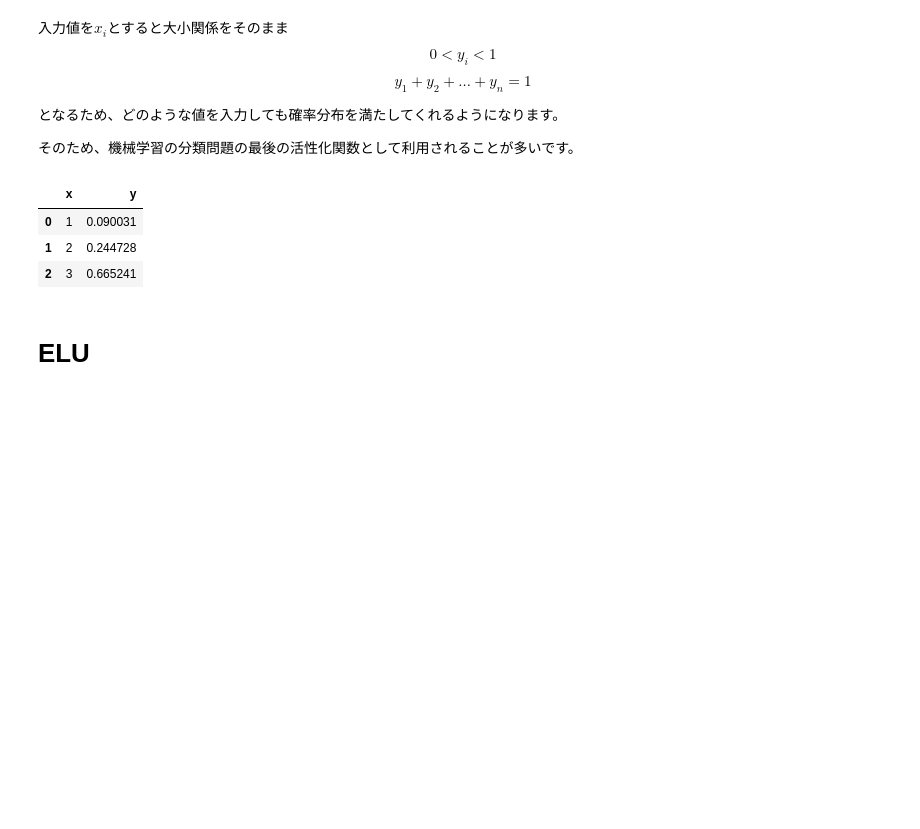
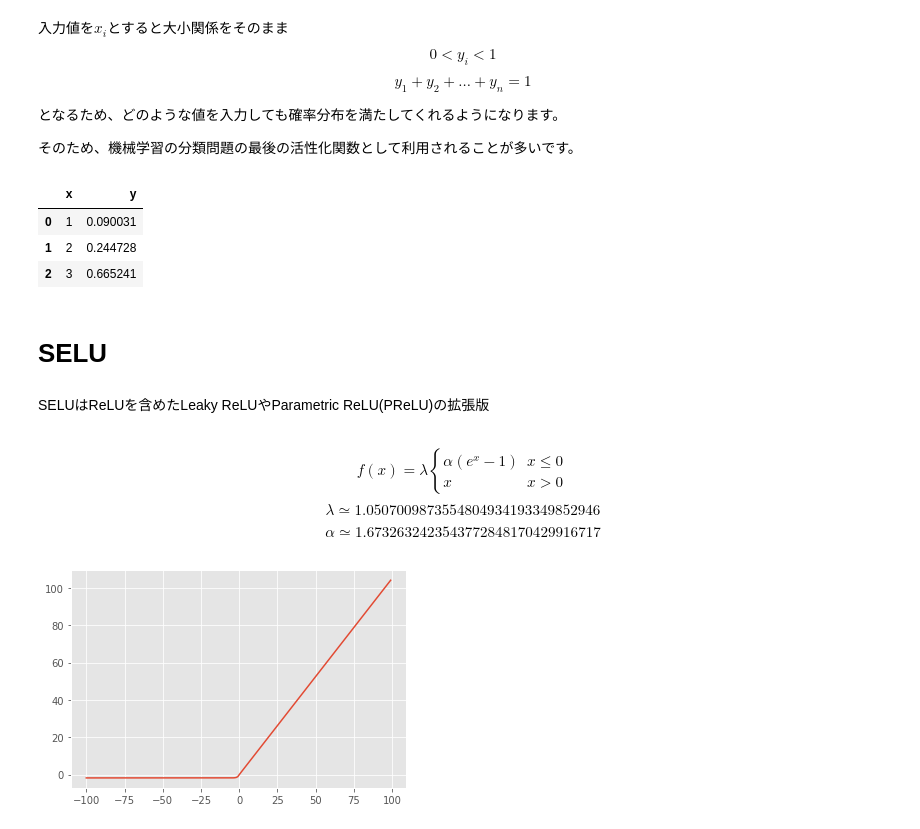
Before and after one commit to Strix9289/Introduction-of-Deep-Learning, a Jupyter notebook: Activation.ipynb, the cells around one changed output. Drawn from its saved outputs; the diff is of its cells as text; code cells hidden in the pictures; blank space fills up the shorter version.

```diff
--- a/Activation.ipynb
+++ b/Activation.ipynb
@@ -190,4 +190,24 @@ df
 | 1 | 2 | 0.244728 |
 | 2 | 3 | 0.665241 |
 # %% [markdown]
-# ELU
+# SELU
+# %% [markdown]
+SELUはReLUを含めたLeaky ReLUやParametric ReLU(PReLU)の拡張版
+# %% [markdown]
+$$f(x)=\lambda \begin{cases} \alpha(e^x-1) & x\le 0\\x & x> 0\end{cases}$$
+$$\lambda\simeq1.0507009873554804934193349852946$$
+$$\alpha\simeq1.6732632423543772848170429916717$$
+# %%
+SCALE = 1.0507009873554804934193349852946
+ALPHA = 1.6732632423543772848170429916717
+
+def selu(x, scale=SCALE, alpha=ALPHA):
+  return scale * np.where(x > 0.0, x, alpha * (np.exp(x) - 1))
+# %%
+x = np.arange(-100,100,1)
+y = selu(x)
+
+plt.plot(x,y)
+plt.show()
+# %% [output]
+[figure, added]
```
Also changed, not shown: parts of 1 cell of this notebook.
